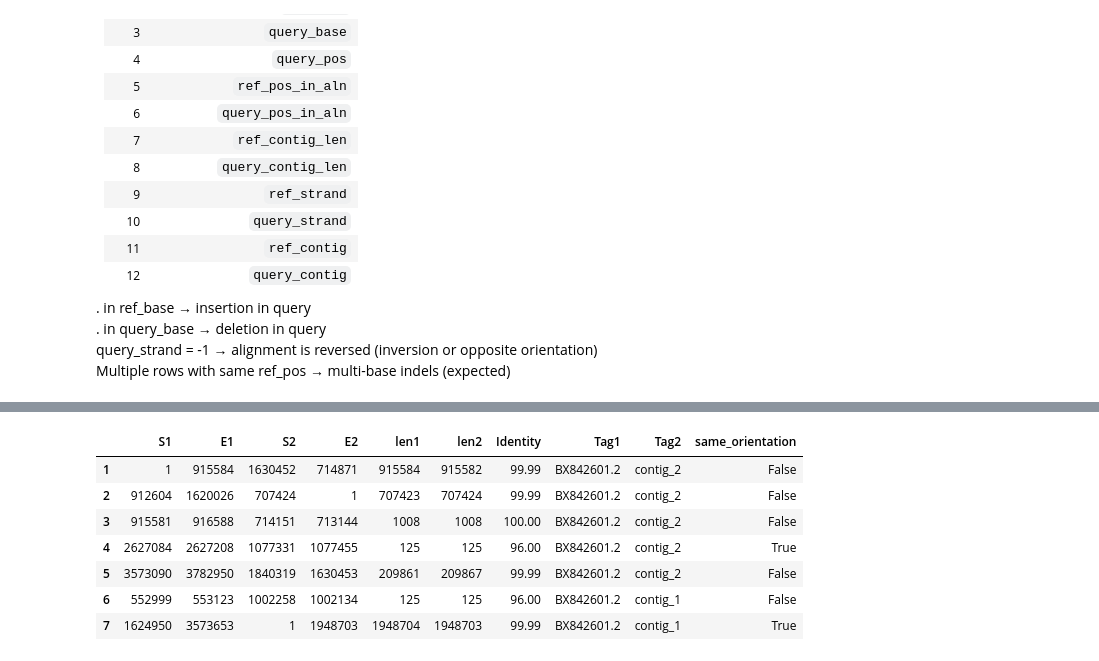
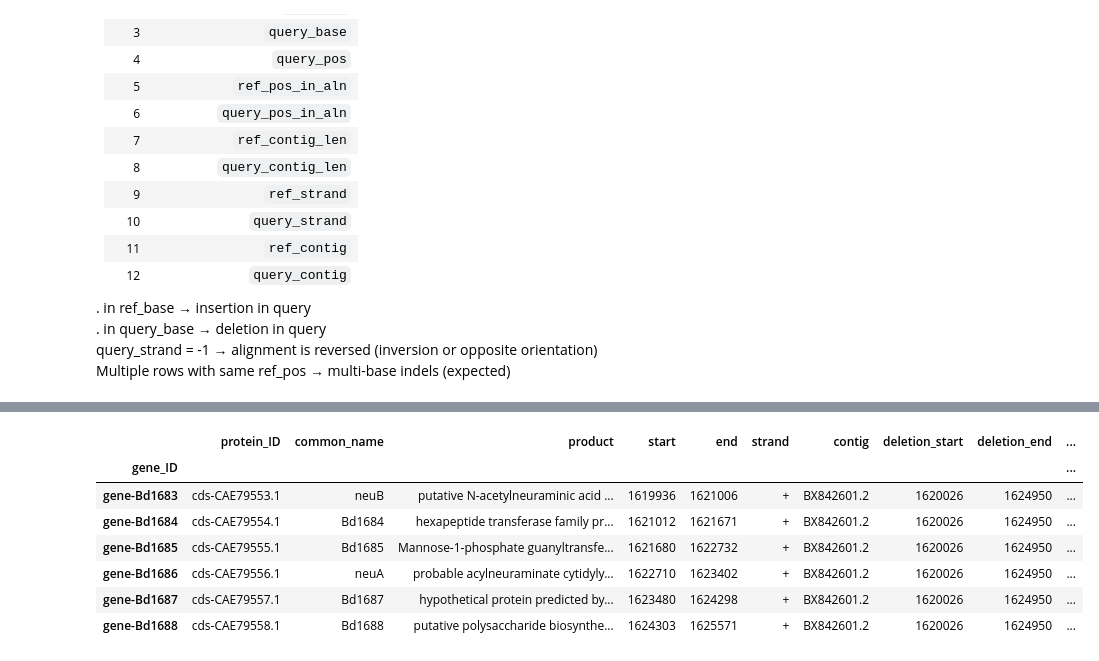
Before and after one commit to JonWinkelman/mummer_genome_comparison, a Jupyter notebook: mummer_comparison.ipynb, the cells around one changed output, grey strips where cells are left out. Saved outputs shown, nothing was run; the diff lists cells and outputs as text; code cells hidden in the pictures.

```diff
--- a/mummer_comparison.ipynb
+++ b/mummer_comparison.ipynb
@@ -315,11 +304,11 @@ length: 223
-# %%
-df1
-# %% [output]
-|  | S1 | E1 | S2 | E2 | len1 | len2 | Identity | Tag1 | Tag2 | same_orientation |
-| 1 | 1 | 915584 | 1630452 | 714871 | 915584 | 915582 | 99.99 | BX842601.2 | contig_2 | False |
-| 2 | 912604 | 1620026 | 707424 | 1 | 707423 | 707424 | 99.99 | BX842601.2 | contig_2 | False |
-| 3 | 915581 | 916588 | 714151 | 713144 | 1008 | 1008 | 100.00 | BX842601.2 | contig_2 | False |
-| 4 | 2627084 | 2627208 | 1077331 | 1077455 | 125 | 125 | 96.00 | BX842601.2 | contig_2 | True |
-| 5 | 3573090 | 3782950 | 1840319 | 1630453 | 209861 | 209867 | 99.99 | BX842601.2 | contig_2 | False |
-| 6 | 552999 | 553123 | 1002258 | 1002134 | 125 | 125 | 96.00 | BX842601.2 | contig_1 | False |
-| 7 | 1624950 | 3573653 | 1 | 1948703 | 1948704 | 1948703 | 99.99 | BX842601.2 | contig_1 | True |
+# %%
+comp_genome_del_dfs_d['3FF69J_1_1_genome_fp']
+# %% [output]
+|  | protein_ID | common_name | product | start | end | strand | contig | deletion_start | deletion_end | ... |
+| gene_ID |  |  |  |  |  |  |  |  |  | ... |
+| gene-Bd1683 | cds-CAE79553.1 | neuB | putative N-acetylneuraminic acid ... | 1619936 | 1621006 | + | BX842601.2 | 1620026 | 1624950 | ... |
+| gene-Bd1684 | cds-CAE79554.1 | Bd1684 | hexapeptide transferase family pr... | 1621012 | 1621671 | + | BX842601.2 | 1620026 | 1624950 | ... |
+| gene-Bd1685 | cds-CAE79555.1 | Bd1685 | Mannose-1-phosphate guanyltransfe... | 1621680 | 1622732 | + | BX842601.2 | 1620026 | 1624950 | ... |
+| gene-Bd1686 | cds-CAE79556.1 | neuA | probable acylneuraminate cytidyly... | 1622710 | 1623402 | + | BX842601.2 | 1620026 | 1624950 | ... |
+| gene-Bd1687 | cds-CAE79557.1 | Bd1687 | hypothetical protein predicted by... | 1623480 | 1624298 | + | BX842601.2 | 1620026 | 1624950 | ... |
+| gene-Bd1688 | cds-CAE79558.1 | Bd1688 | putative polysaccharide biosynthe... | 1624303 | 1625571 | + | BX842601.2 | 1620026 | 1624950 | ... |
```
Also changed, not shown: parts of 33 cells of this notebook, 1 other file.
